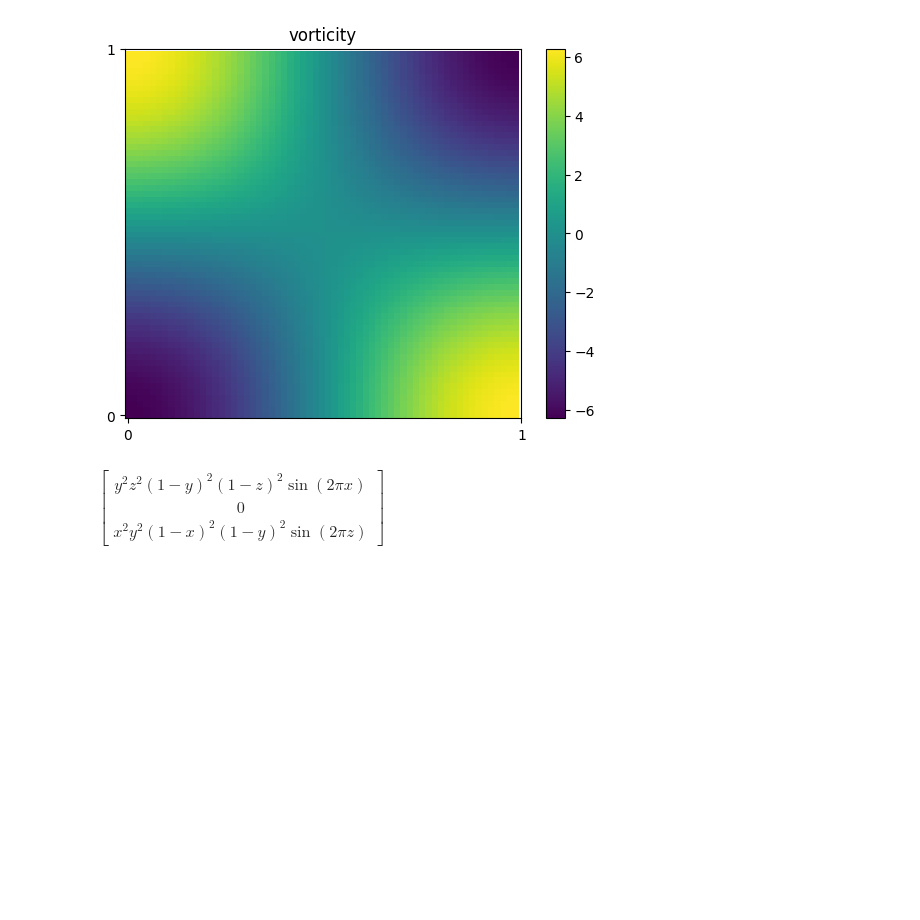
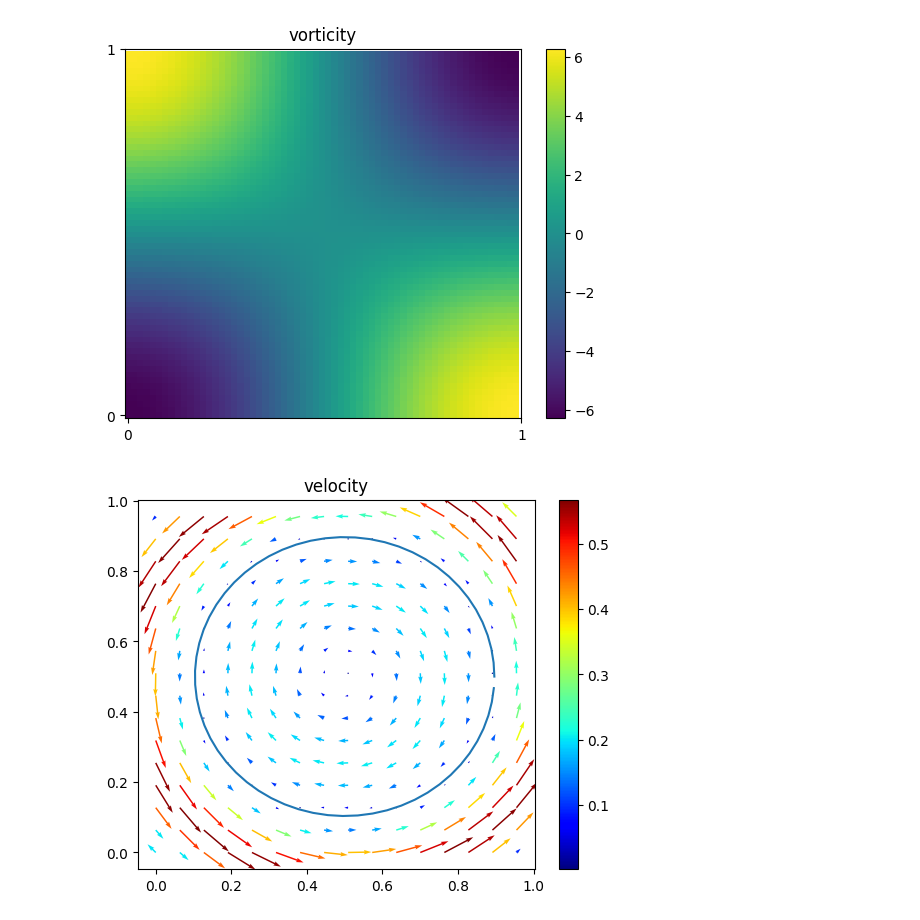
Before and after one commit to markusrenoldner/MEHCscheme, a Jupyter notebook: scripts/taylorgreen.ipynb, the cells around one changed output. Cells and saved outputs as stored; diff of their text form; code cells hidden in the pictures; blank space fills up the shorter version.

```diff
--- a/scripts/taylorgreen.ipynb
+++ b/scripts/taylorgreen.ipynb
@@ -80,22 +80,44 @@ plt.yticks(np.arange(0, 1+0.01, 1), ['0','1'])
 plt.show()
 # %% [output]
 [figure]
-# %%
-from sympy import *
-
-x,y,z = symbols('x y z')
-
-X = Matrix([[x],[y],[z]])
-
-psi = zeros(3,1)
-psi[0] = sin(2*pi*x)*y**2*(1-y)**2*z**2*(1-z)**2
-psi[2] = x**2*(1-x)**2*y**2*(1-y)**2*sin(2*pi*z)
-
-curl_psi = zeros(3,1)
-curl_psi[0] = diff(psi[2],X[1]) - diff(psi[1],X[2])
-curl_psi[1] = diff(psi[0],X[2]) - diff(psi[2],X[0])
-curl_psi[2] = diff(psi[1],X[0]) - diff(psi[0],X[1])
-
-psi
-# %% [output]
-$\displaystyle \left[\begin{matrix}y^{2} z^{2} \left(1 - y\right)^{2} \left(1 - z\right)^{2} \sin{\left(2 \pi x \right)}\\0\\x^{2} y^{2} \left(1 - x\right)^{2} \left(1 - y\right)^{2} \sin{\left(2 \pi z \right)}\end{matrix}\right]$
+# %%
+import warnings
+warnings.filterwarnings("ignore", category=np.VisibleDeprecationWarning)
+
+x = np.arange(0,1, 0.2/np.pi)
+y = np.arange(0,1, 0.2/np.pi)
+# z = np.arange(0,1, 0.2/np.pi)
+X, Y = np.meshgrid(x, y)
+# X, Y, Z = np.meshgrid(x, y, z)
+
+# velocity field
+C=10
+DX=0.5
+DY=0.5
+# DZ=0.5
+a=np.array([(Y-DY), -(X-DX)])
+b=np.cos(C*((X-DX)**2+(Y-DY)**2))
+
+# geht scheinbar nur in 2D
+
+# c= np.array([(Y-DY), -(X-DX), 0])
+# d=np.cos(C*((X-DX)**2+(Y-DY)**2+(Z-DZ)**2))
+
+# print(a.shape, b.shape)
+# print(c.shape, d.shape)
+ux,uy= a*b
+
+# circle
+alpha = np.arange(0, 2*np.pi, 0.1)
+R = 0.5*np.sqrt(2*np.pi/C) # https://www.wolframalpha.com/input?i=cos%2810*%28%28x-0.5%29%5E2%29%29%3D0
+circle1 = DX + R * np.cos(alpha)
+circle2 = DY + R * np.sin(alpha)
+plt.plot(circle1,circle2)
+
+M = np.sqrt(ux*ux+uy*uy) # magnitude
+plt.title("velocity")
+plt.quiver(X, Y, ux,uy,M,cmap=plt.cm.jet)
+plt.colorbar(cmap=plt.cm.jet)
+plt.show()
+# %% [output]
+[figure, added]
```
Also changed, not shown: 1 other file.
